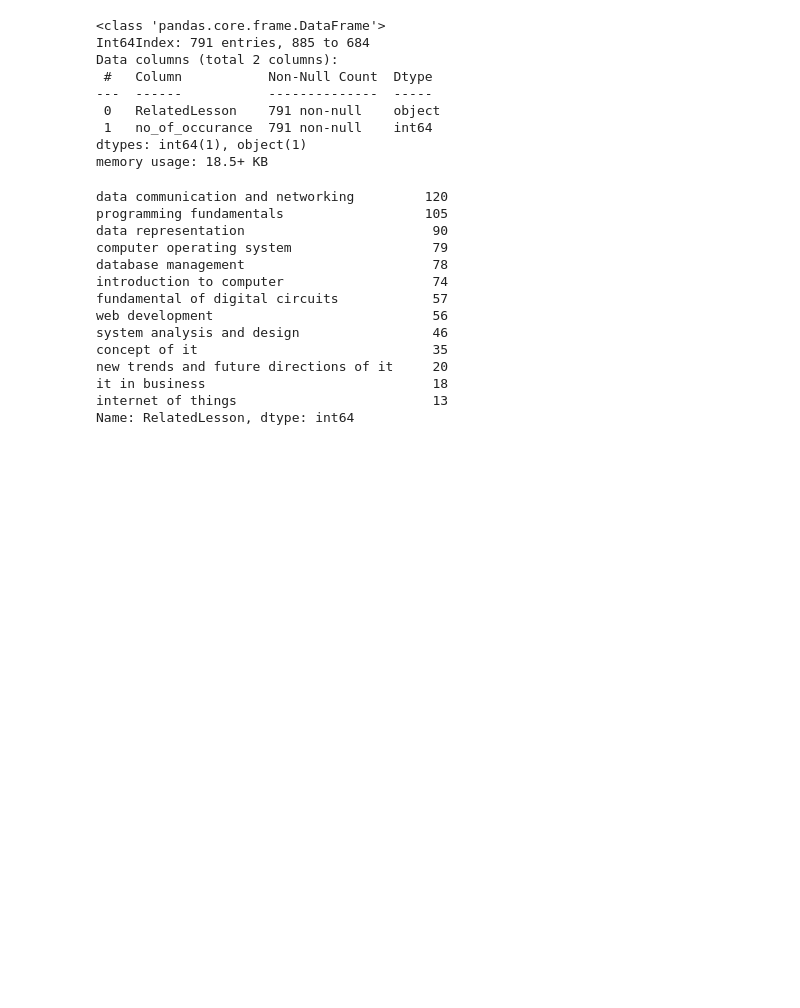
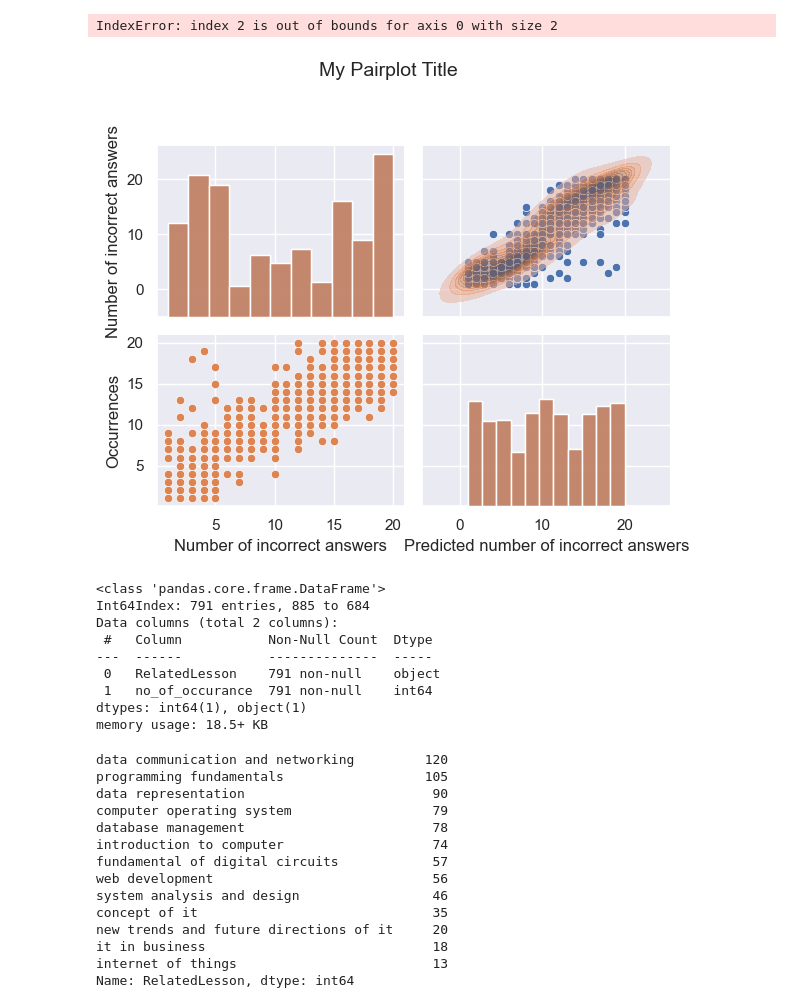
Before and after one commit to inukarodrigo/Learnverse, a Jupyter notebook: Exam Paper Generation/Model Training/modelTraining.ipynb, the cells around one changed output. Saved outputs shown, nothing was run; the diff lists cells and outputs as text; code cells hidden in the pictures; blank space fills up the shorter version.

```diff
--- a/Exam Paper Generation/Model Training/modelTraining.ipynb
+++ b/Exam Paper Generation/Model Training/modelTraining.ipynb
@@ -31,3 +34,22 @@ sns.pairplot(dataset[["RelatedLesson","no_of_occurance","no_of_occurance_future"
+# %%
+# Plot sns pair plot to visually represent the positive/negative correlation between the variables.
+columns_to_plot = dataset[["RelatedLesson","no_of_occurance","no_of_occurance_future"]] \
+                    .rename(columns={"RelatedLesson": "Lesson",
+                                     "no_of_occurance": "Number of incorrect answers",
+                                     "no_of_occurance_future": "Predicted number of incorrect answers"})
+# Create and customize the pairplot
+g = sns.pairplot(columns_to_plot, height=2.5, aspect=1.2)
+g.fig.suptitle("My Pairplot Title", y=1.02, fontsize=14)
+g.map_lower(sns.scatterplot)
+g.map_diag(sns.histplot, kde=False)
+g.map_upper(sns.kdeplot, fill=True, alpha=0.5)
+g.fig.tight_layout(rect=[0, 0, 1, 0.96])
+g.axes[1, 0].set_ylabel("Occurrences", fontsize=12)
+g.axes[2, 0].set_ylabel("Future\nOccurrences", fontsize=12, rotation=0, labelpad=40)
+plt.show()
+# %% [output]
+IndexError: index 2 is out of bounds for axis 0 with size 2
+[figure, added]
 # %%
 X = dataset[["RelatedLesson","no_of_occurance"]]
 y = dataset[["no_of_occurance_future"]]
```
Also changed, not shown: parts of 9 cells of this notebook, 1 other file.
